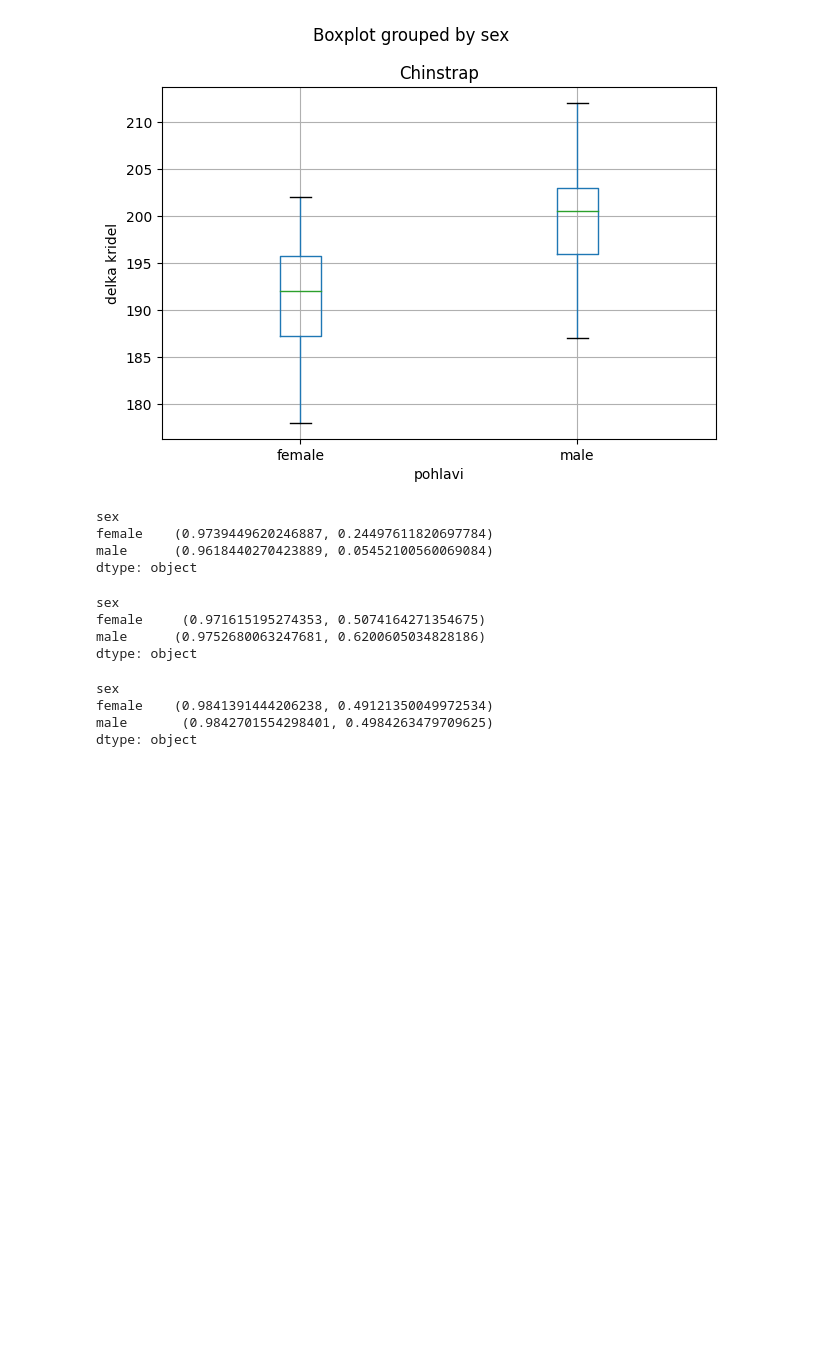
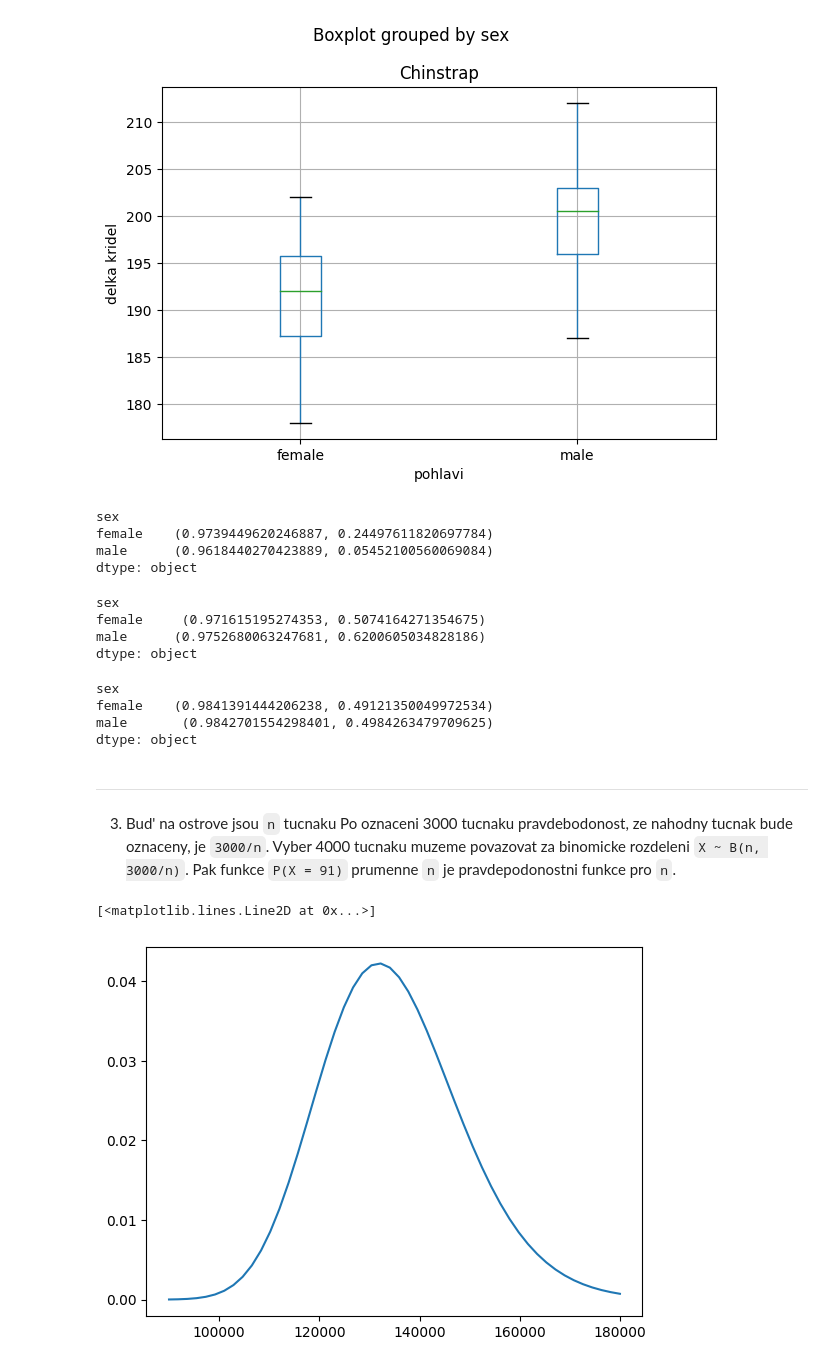
Before and after one commit to 1AmIWho1/projekt-STA, a Jupyter notebook: reseni.ipynb, the cells around one changed output. Drawn from its saved outputs; the diff is of its cells as text; code cells hidden in the pictures; blank space fills up the shorter version.

````diff
--- a/reseni.ipynb
+++ b/reseni.ipynb
@@ -121,3 +124,14 @@ sex
 female    (0.9841391444206238, 0.49121350049972534)
 male       (0.9842701554298401, 0.4984263479709625)
 dtype: object
+# %% [markdown]
+-------
+# %% [markdown]
+3. Bud' na ostrove jsou ```n``` tucnaku
+Po oznaceni 3000 tucnaku pravdebodonost, ze nahodny tucnak bude oznaceny, je ```3000/n```. Vyber 4000 tucnaku muzeme povazovat za binomicke rozdeleni ```X ~ B(n, 3000/n)```. Pak funkce ```P(X = 91)``` prumenne ```n``` je pravdepodonostni funkce pro ```n```.
+# %%
+n = np.linspace(90000, 180000)
+plt.plot(n, stats.binom.pmf(91, 4000, 3000/n))
+# %% [output]
+[<matplotlib.lines.Line2D at 0x...>]
+[figure, added]
````
Also changed, not shown: parts of 5 cells of this notebook.
